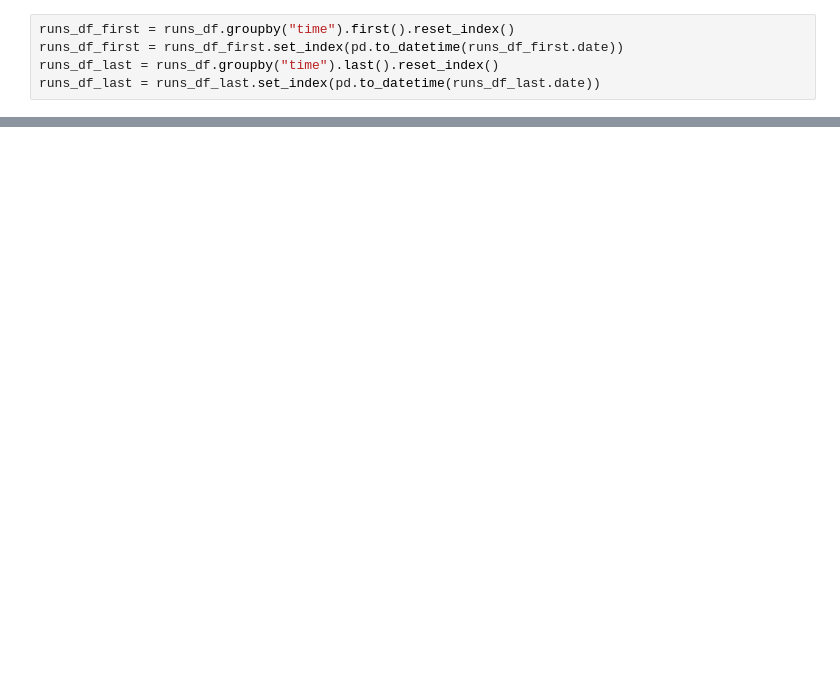
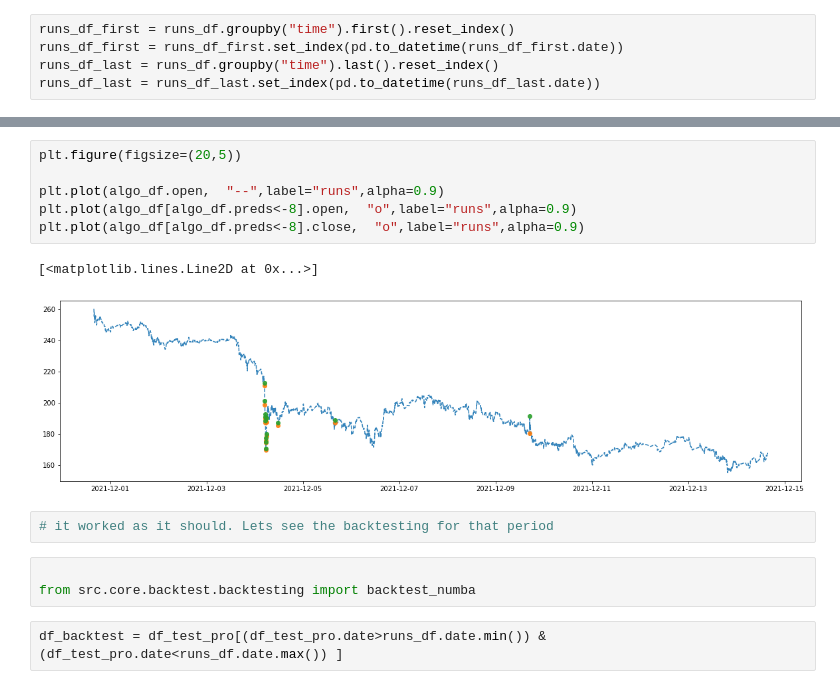
Before and after one commit to pacanada/trading, a Jupyter notebook: notebooks/Compare_runs_with_backtesting.ipynb, the cells around one changed output, grey strips where cells are left out. Saved outputs shown, nothing was run; the diff lists cells and outputs as text; blank space fills up the shorter version.

```diff
--- a/notebooks/Compare_runs_with_backtesting.ipynb
+++ b/notebooks/Compare_runs_with_backtesting.ipynb
@@ -27,0 +90,16 @@ plt.plot(runs_df_first.preds-runs_df_last.preds)
+# %%
+plt.figure(figsize=(20,5))
+
+plt.plot(algo_df.open,  "--",label="runs",alpha=0.9)
+plt.plot(algo_df[algo_df.preds<-8].open,  "o",label="runs",alpha=0.9)
+plt.plot(algo_df[algo_df.preds<-8].close,  "o",label="runs",alpha=0.9)
+# %% [output]
+[<matplotlib.lines.Line2D at 0x...>]
+[figure, added]
+# %%
+# it worked as it should. Lets see the backtesting for that period
+# %%
+
+from src.core.backtest.backtesting import backtest_numba
+# %%
+df_backtest = df_test_pro[(df_test_pro.date>runs_df.date.min()) &(df_test_pro.date<runs_df.date.max()) ]
```
Also changed, not shown: parts of 31 cells of this notebook, 1 other file.
